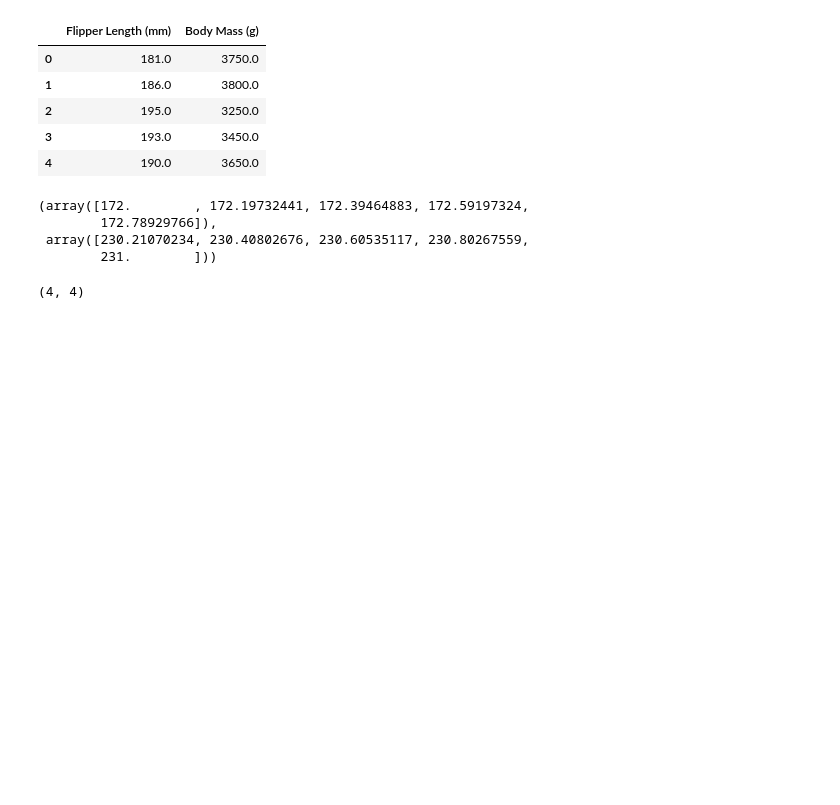
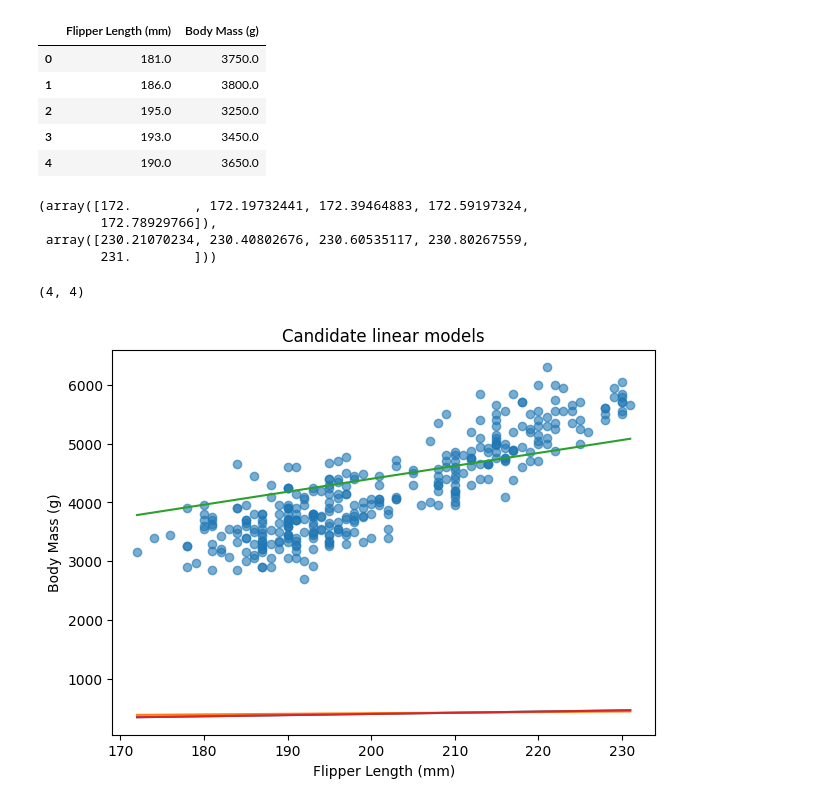
Before and after one commit to shmokhsidi79-design/week3exe, a Jupyter notebook: Exercise M1.04.ipynb, the cells around one changed output. Drawn from its saved outputs; the diff is of its cells as text; code cells hidden in the pictures; blank space fills up the shorter version.

```diff
--- a/Exercise M1.04.ipynb
+++ b/Exercise M1.04.ipynb
@@ -44,16 +44,18 @@ len(weights), len(intercepts)
 # %% [output]
 (4, 4)
 # %%
-import plotly as plt
+import matplotlib.pyplot as plt
 plt.figure(figsize=(7, 5))
 
 plt.scatter(data[feature_name], target, alpha=0.6)
 
 for weight, intercept in zip(weights, intercepts):
-    y_line = linear_model_flipper_mass(flipper_length_range, weight, intercept)
-    plt.plot(flipper_length_range, y_line)
+    y_line = linear_model_flipper_mass(frange, weight, intercept)
+    plt.plot(frange, y_line)
 
 plt.xlabel(feature_name)
 plt.ylabel(target_name)
 plt.title("Candidate linear models")
 plt.show()
+# %% [output]
+[figure, added]
```
Also changed, not shown: parts of 1 cell of this notebook.
